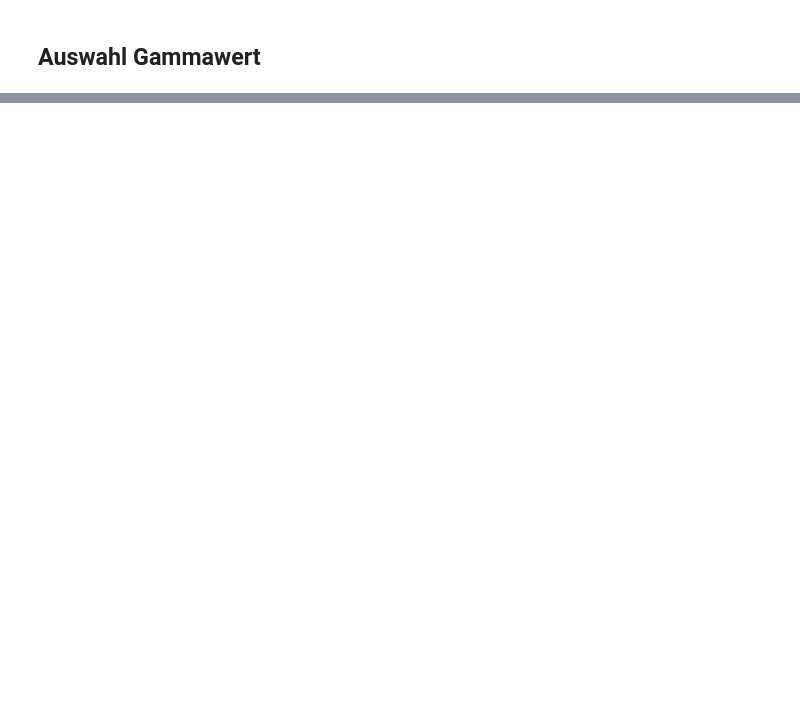
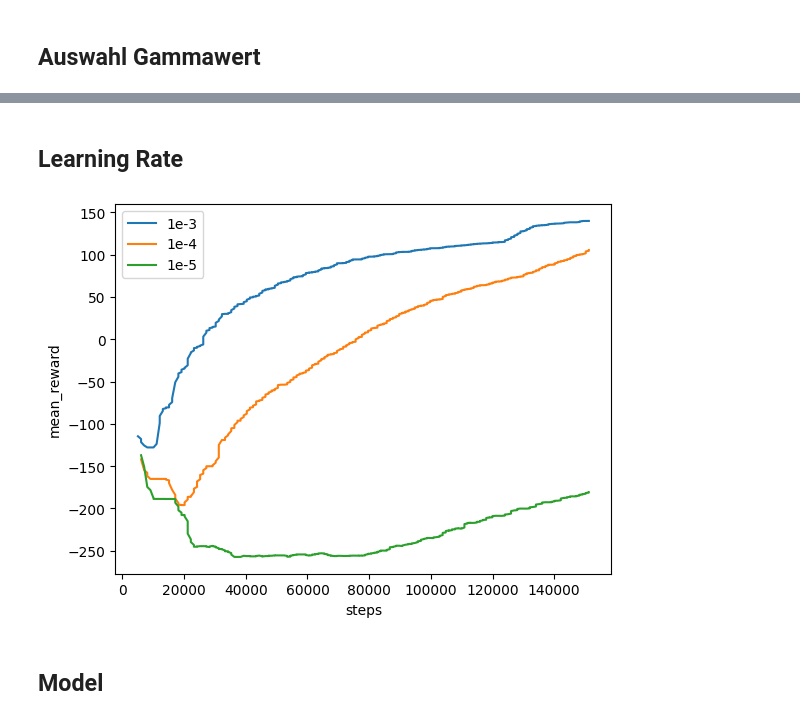
Before and after one commit to tobihoernchen/thesis, a Jupyter notebook: exploration/MiniMatrix/evaluation.ipynb, the cells around one changed output, grey strips where cells are left out. Cells and saved outputs as stored; diff of their text form; code cells hidden in the pictures; blank space fills up the shorter version.

```diff
--- a/exploration/MiniMatrix/evaluation.ipynb
+++ b/exploration/MiniMatrix/evaluation.ipynb
@@ -77,0 +98,12 @@ plot([results_098, results_0999, results_09], ["0,98", "0,999", "0,9"], "steps",
+# %% [markdown]
+## Learning Rate
+# %%
+results_3 = mean(import_data(path, "03_gamma_0_9_", 'ray/tune/episode_reward_mean'))
+results_4 = mean(import_data(path, "04_lr_e4", 'ray/tune/episode_reward_mean'))
+results_5 = mean(import_data(path, "04_lr_e5", 'ray/tune/episode_reward_mean'))
+# %%
+plot([results_3, results_4, results_5], ["1e-3", "1e-4", "1e-5"], "steps", "mean_reward")
+# %% [output]
+[figure, added]
+# %% [markdown]
+## Model
```
Also changed, not shown: parts of 55 cells of this notebook, 24 other files.
